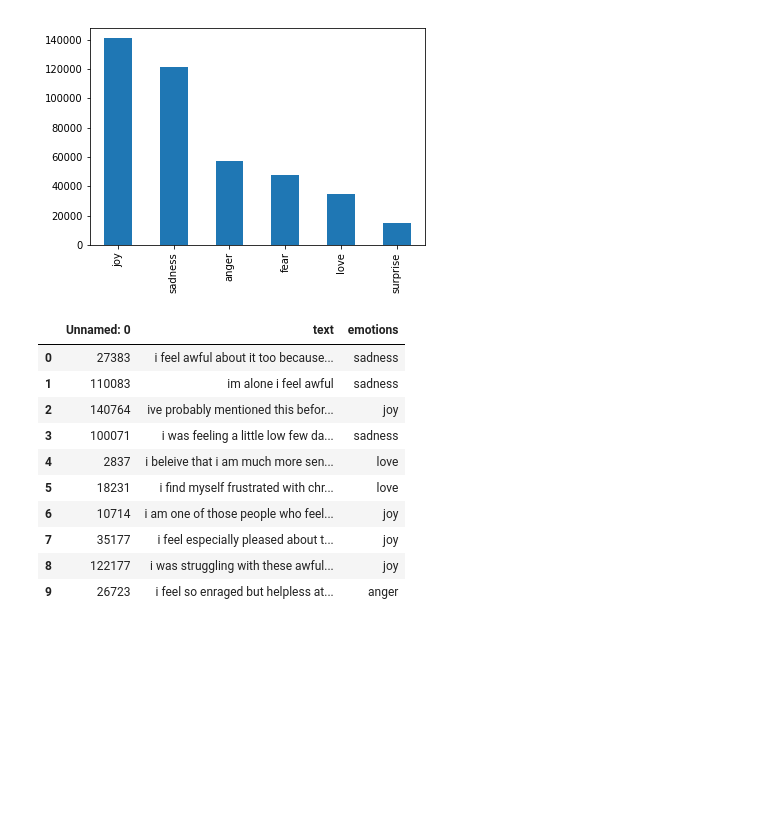
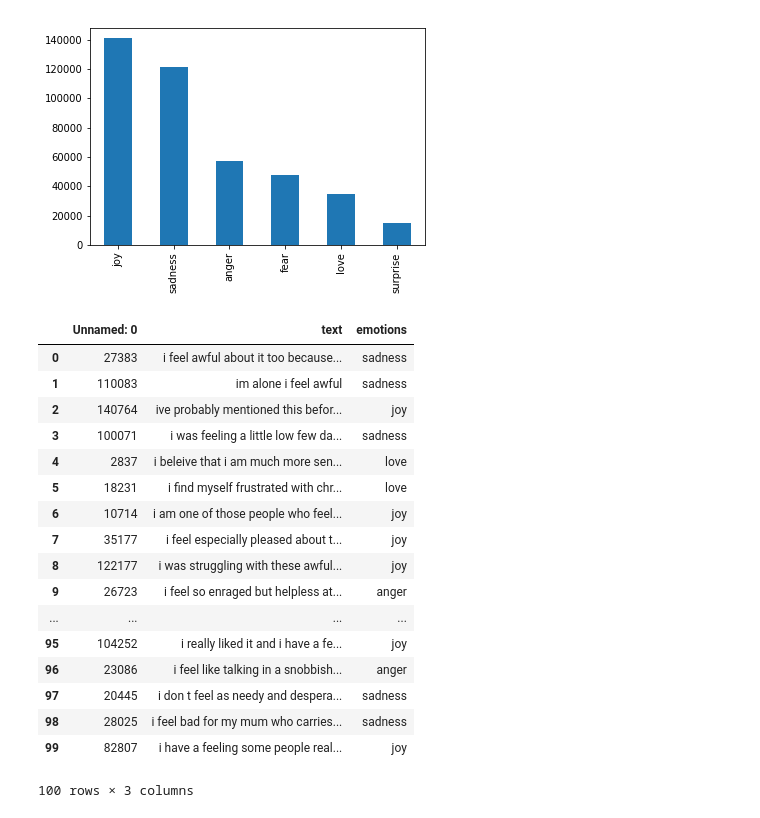
Before and after one commit to houyu0930/finalProj, a Jupyter notebook: notebooks/Using LSTM Network With Attention To Recognize Emotions.ipynb, the cells around one changed output. Cells and saved outputs as stored; diff of their text form; code cells hidden in the pictures; blank space fills up the shorter version.

```diff
--- a/notebooks/Using LSTM Network With Attention To Recognize Emotions.ipynb
+++ b/notebooks/Using LSTM Network With Attention To Recognize Emotions.ipynb
@@ -3,5 +3,5 @@ import numpy as np #linear algebra
 import pandas as pd # data processing, CSV file I/O (e.g. pd.read_csv)
 
 # dataset = pd.read_csv("./data/emotion.data")
-dataset = pd.read_csv("data/emotion.data", engine='python')
-dataset
+dataset = pd.read_csv("../../data/emotion.data", engine='python')
+# dataset
@@ -31,19 +25,26 @@ dataset.emotions.value_counts().plot.bar()
 <matplotlib.axes._subplots.AxesSubplot at 0x...>
 [figure]
 # %%
-dataset.head(10)
+dataset.head(100)
 # %% [output]
 |  | Unnamed: 0 | text | emotions |
 | 0 | 27383 | i feel awful about it too because... | sadness |
 | 1 | 110083 | im alone i feel awful | sadness |
 | 2 | 140764 | ive probably mentioned this befor... | joy |
 | 3 | 100071 | i was feeling a little low few da... | sadness |
 | 4 | 2837 | i beleive that i am much more sen... | love |
 | 5 | 18231 | i find myself frustrated with chr... | love |
 | 6 | 10714 | i am one of those people who feel... | joy |
 | 7 | 35177 | i feel especially pleased about t... | joy |
 | 8 | 122177 | i was struggling with these awful... | joy |
 | 9 | 26723 | i feel so enraged but helpless at... | anger |
+| ... | ... | ... | ... |
+| 95 | 104252 | i really liked it and i have a fe... | joy |
+| 96 | 23086 | i feel like talking in a snobbish... | anger |
+| 97 | 20445 | i don t feel as needy and despera... | sadness |
+| 98 | 28025 | i feel bad for my mum who carries... | sadness |
+| 99 | 82807 | i have a feeling some people real... | joy |
+100 rows × 3 columns
 # %%
 # Tokenization
 
```
Also changed, not shown: parts of 10 cells of this notebook, 10 other files.
